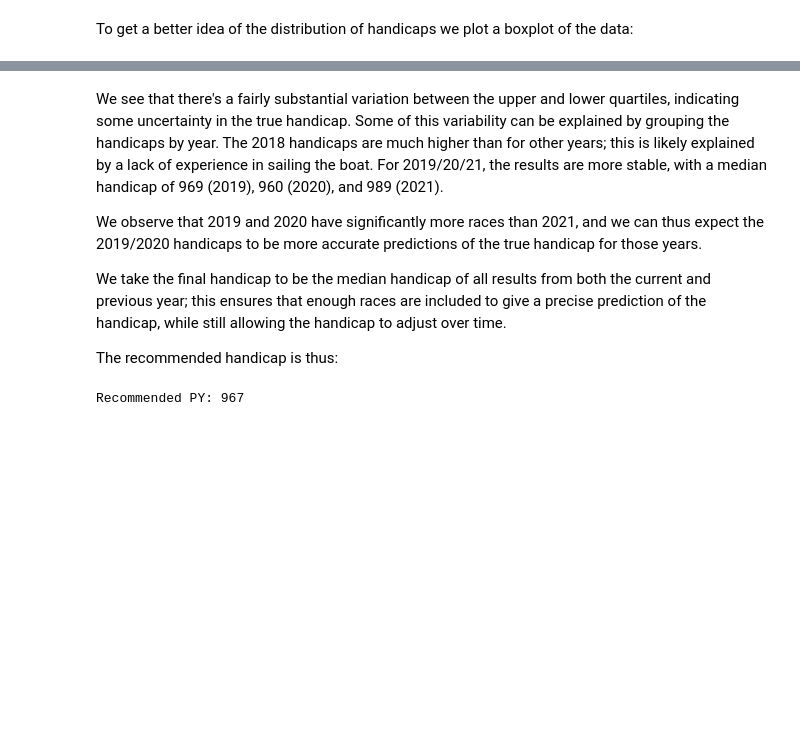
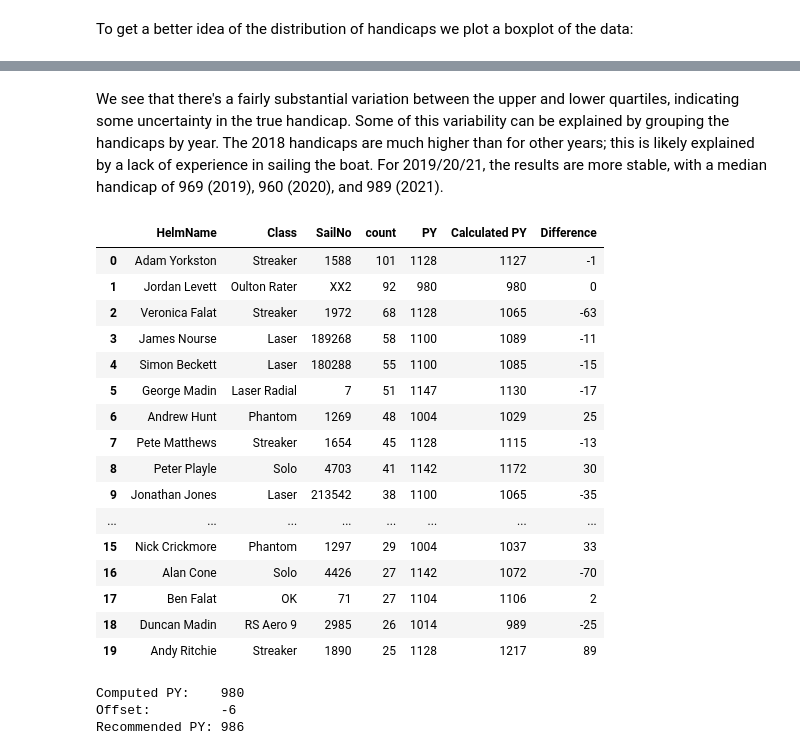
Before and after one commit to AdamYorkston/Experimental-PY-Calculator, a Jupyter notebook: Dinghy Handicap Calculations.ipynb, the cells around one changed output, grey strips where cells are left out. Cells and saved outputs as stored; diff of their text form; code cells hidden in the pictures; blank space fills up the shorter version.

```diff
--- a/Dinghy Handicap Calculations.ipynb
+++ b/Dinghy Handicap Calculations.ipynb
@@ -169,3 +176,7 @@ if target_sailnumber == 'XX2':
+# %%
+def compute_handicap(race_tables, sail_number):
+    handicaps_df = handicap_calculator(race_tables, sail_number)
+    return round(handicaps_df['Handicap'].median())
 # %% [markdown]
 To get a better idea of the distribution of handicaps we plot a boxplot of the data:
 # %%
@@ -198,13 +212,46 @@ ax2.set(ylim=(900, 1100))
 # %% [markdown]
 We see that there's a fairly substantial variation between the upper and lower quartiles, indicating some uncertainty in the true handicap. Some of this variability can be explained by grouping the handicaps by year. The 2018 handicaps are much higher than for other years; this is likely explained by a lack of experience in sailing the boat. For 2019/20/21, the results are more stable, with a median handicap of 969 (2019), 960 (2020), and 989 (2021).
-
-We observe that 2019 and 2020 have significantly more races than 2021, and we can thus expect the 2019/2020 handicaps to be more accurate predictions of the true handicap for those years.
-
-We take the final handicap to be the median handicap of all results from both the current and previous year; this ensures that enough races are included to give a precise prediction of the handicap, while still allowing the handicap to adjust over time.
-
-The recommended handicap is thus:
-# %%
-final_handicap = round(handicaps_df.query('Year >= 2020')['Handicap'].median())
-print('Recommended PY:', final_handicap)
-# %% [output]
-Recommended PY: 967
+# %%
+most_common = pd.concat(race_tables)[['HelmName', 'Class', 'SailNo', 'PY']] \
+  .groupby(['HelmName', 'Class', 'SailNo']) \
+  .agg({'PY': ['count', 'median']})
+
+most_common.columns = ['count', 'PY']
+
+most_common = most_common.sort_values(by='count', ascending=False).head(20).reset_index()
+
+custom_handicaps = [compute_handicap(race_tables, sail_number) for sail_number in most_common['SailNo'].values]
+
+most_common['Calculated PY'] = custom_handicaps
+most_common['Difference'] = most_common['Calculated PY'] - most_common['PY']
+
+offset = round(most_common['Difference'].median())
+
+most_common.sort_values('count', ascending=False).reset_index(drop=True)
+# %% [output]
+|  | HelmName | Class | SailNo | count | PY | Calculated PY | Difference |
+| 0 | Adam Yorkston | Streaker | 1588 | 101 | 1128 | 1127 | -1 |
+| 1 | Jordan Levett | Oulton Rater | XX2 | 92 | 980 | 980 | 0 |
+| 2 | Veronica Falat | Streaker | 1972 | 68 | 1128 | 1065 | -63 |
+| 3 | James Nourse | Laser | 189268 | 58 | 1100 | 1089 | -11 |
+| 4 | Simon Beckett | Laser | 180288 | 55 | 1100 | 1085 | -15 |
+| 5 | George Madin | Laser Radial | 7 | 51 | 1147 | 1130 | -17 |
+| 6 | Andrew Hunt | Phantom | 1269 | 48 | 1004 | 1029 | 25 |
+| 7 | Pete Matthews | Streaker | 1654 | 45 | 1128 | 1115 | -13 |
+| 8 | Peter Playle | Solo | 4703 | 41 | 1142 | 1172 | 30 |
+| 9 | Jonathan Jones | Laser | 213542 | 38 | 1100 | 1065 | -35 |
+| ... | ... | ... | ... | ... | ... | ... | ... |
+| 15 | Nick Crickmore | Phantom | 1297 | 29 | 1004 | 1037 | 33 |
+| 16 | Alan Cone | Solo | 4426 | 27 | 1142 | 1072 | -70 |
+| 17 | Ben Falat | OK | 71 | 27 | 1104 | 1106 | 2 |
+| 18 | Duncan Madin | RS Aero 9 | 2985 | 26 | 1014 | 989 | -25 |
+| 19 | Andy Ritchie | Streaker | 1890 | 25 | 1128 | 1217 | 89 |
+# %%
+handicap = round(compute_handicap(race_tables, 'XX2'))
+print('Computed PY:   ', handicap)
+print('Offset:        ', offset)
+print('Recommended PY:', handicap - offset)
+# %% [output]
+Computed PY:    980
+Offset:         -6
+Recommended PY: 986
```
Also changed, not shown: parts of 12 cells of this notebook.
